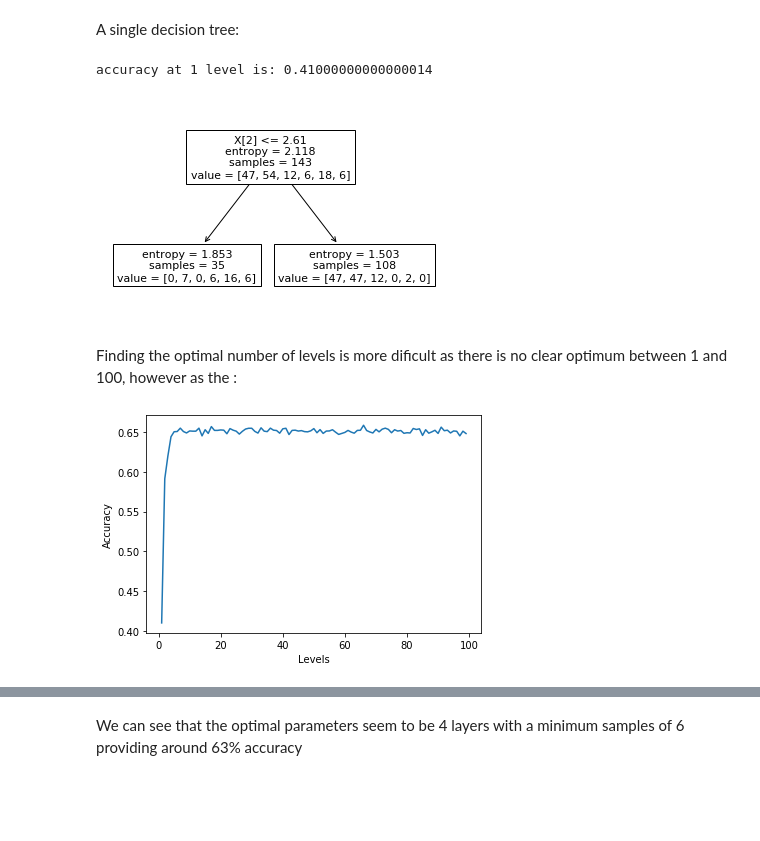
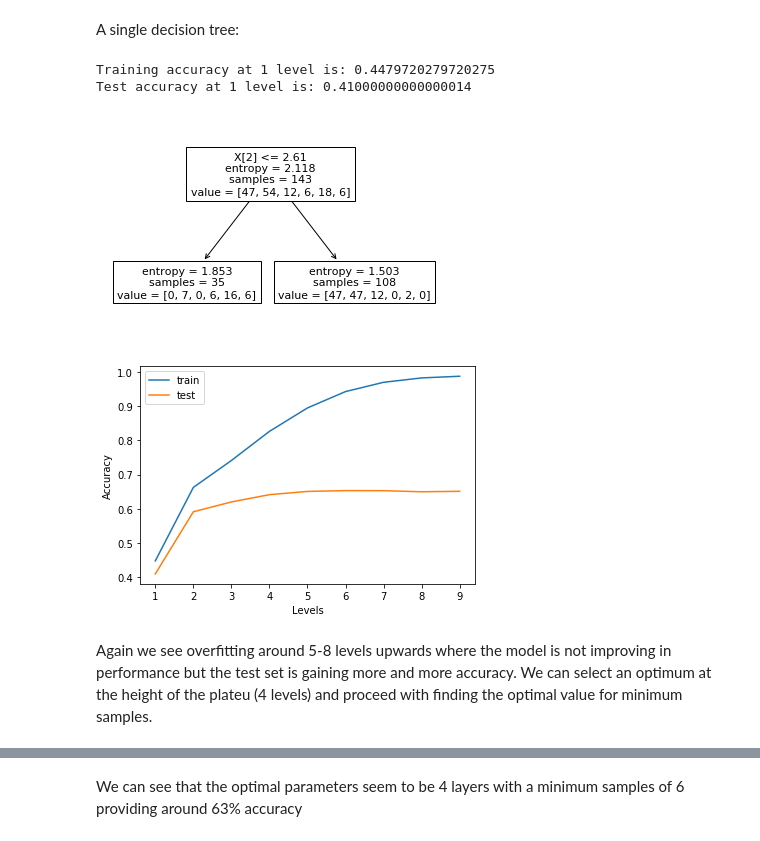
Before and after one commit to S010MON/machine_learning, a Jupyter notebook: ML_Lab_1.ipynb, the cells around one changed output, grey strips where cells are left out. Cells and saved outputs as stored; diff of their text form; code cells hidden in the pictures; blank space fills up the shorter version.

```diff
--- a/ML_Lab_1.ipynb
+++ b/ML_Lab_1.ipynb
@@ -88,13 +100,18 @@ accuracy at 3 levels is: 0.7272440944881889
 # %% [markdown]
 As we increase the number of levels, the accuracy seems to trend upwards, we can explore this by plotting the number of levels against the accuracy to see if we can find an optimum.
 # %%
-no_of_levels = range(1, 20)
-accuracy = list()
+no_of_levels = range(1, 15)
+acc_train = list()
+acc_test = list()
 for l in no_of_levels:
     data = ave_decision_tree(X, Y, levels=l, min_samples_leaf=1)
-    accuracy.append(data['accuracy'])
+    acc_train.append(data['acc_train'])
+    acc_test.append(data['acc_test'])
 
-plt.plot(no_of_levels, accuracy)
+plt.plot(no_of_levels, acc_train, label='train')
+plt.plot(no_of_levels, acc_test, label='test')
+plt.legend()
 plt.xlabel("Levels")
-plt.ylabel("Accuracy");
+plt.ylabel("Accuracy")
+plt.show();
 # %% [output]
@@ -142,25 +161,32 @@ accuracy = ave_decision_tree(X, Y, 10, 1)
 A single decision tree:
 # %%
 data = ave_decision_tree(X, Y, levels=1, min_samples_leaf=1)
-print('accuracy at 1 level is: ' + str(data['accuracy']))
+print('Training accuracy at 1 level is: ' + str(data['acc_train']))
+print('Test accuracy at 1 level is: ' + str(data['acc_test']))
 tree.plot_tree(data['clf']);
 # %% [output]
-accuracy at 1 level is: 0.41000000000000014
+Training accuracy at 1 level is: 0.4479720279720275
+Test accuracy at 1 level is: 0.41000000000000014
 [figure]
-# %% [markdown]
-Finding the optimal number of levels is more dificult as there is no clear optimum between 1 and 100, however as the :
 # %%
-no_of_levels = range(1, 100)
-accuracy = list()
+no_of_levels = range(1, 10)
+acc_train = list()
+acc_test = list()
 for l in no_of_levels:
     data = ave_decision_tree(X, Y, levels=l, min_samples_leaf=1)
-    accuracy.append(data['accuracy'])
+    acc_test.append(data['acc_test'])
+    acc_train.append(data['acc_train'])
 
-plt.plot(no_of_levels, accuracy)
+plt.plot(no_of_levels, acc_train, label='train')
+plt.plot(no_of_levels, acc_test, label='test')
+plt.legend()
 plt.xlabel("Levels")
-plt.ylabel("Accuracy");
+plt.ylabel("Accuracy")
+plt.show();
 # %% [output]
-[figure, old version]
+[figure, new version]
+# %% [markdown]
+Again we see overfitting around 5-8 levels upwards where the model is not improving in performance but the test set is gaining more and more accuracy.  We can select an optimum at the height of the plateu (4 levels) and proceed with finding the optimal value for minimum samples.
 # %%
 for i in range(1, 10):
     x, y = test_min_samples(i, 30);
```
Also changed, not shown: parts of 12 cells of this notebook.
